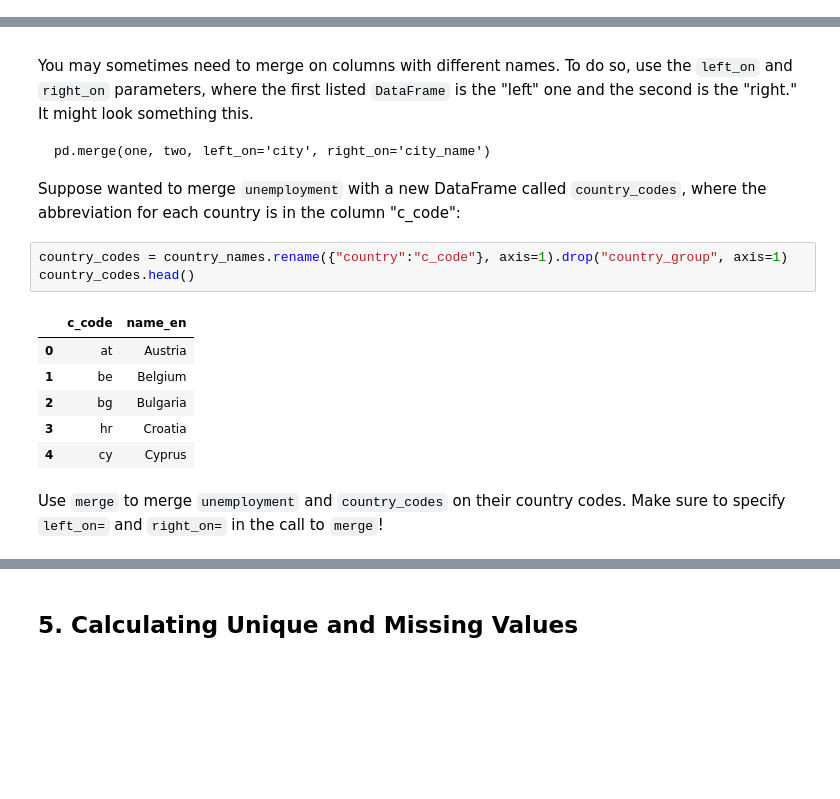
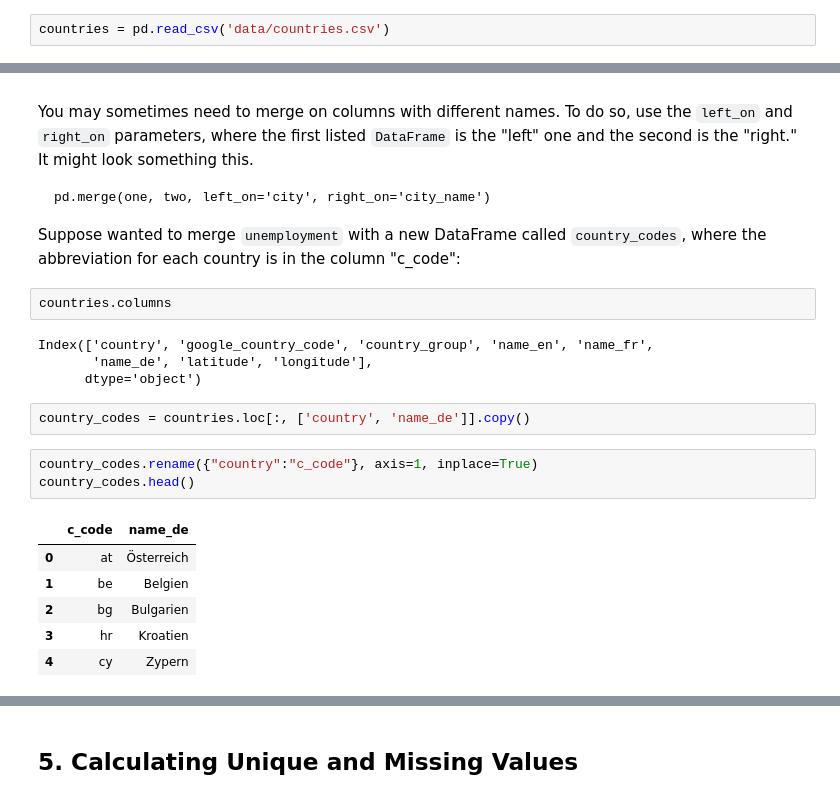
Before and after one commit to coltongrainger/fy20bvsd, a Jupyter notebook: 2015-dlab-introduction-workshop.ipynb, the cells around one changed output, grey strips where cells are left out. Saved outputs shown, nothing was run; the diff lists cells and outputs as text; blank space fills up the shorter version.

````diff
--- a/2015-dlab-introduction-workshop.ipynb
+++ b/2015-dlab-introduction-workshop.ipynb
@@ -851,0 +871,2 @@ countries.tail(3)
+# %%
+countries = pd.read_csv('data/countries.csv')
@@ -885,15 +938,21 @@ pd.merge(one, two, left_on='city', right_on='city_name')
 ```
 
 Suppose wanted to merge `unemployment` with a new DataFrame called `country_codes`, where the abbreviation for each country is in the column "c_code":
+# %%
+countries.columns
+# %% [output]
+Index(['country', 'google_country_code', 'country_group', 'name_en', 'name_fr',
+       'name_de', 'latitude', 'longitude'],
+      dtype='object')
+# %%
+country_codes = countries.loc[:, ['country', 'name_de']].copy()
 # %%
-country_codes = country_names.rename({"country":"c_code"}, axis=1).drop("country_group", axis=1)
+country_codes.rename({"country":"c_code"}, axis=1, inplace=True)
 country_codes.head()
 # %% [output]
-|  | c_code | name_en |
-| 0 | at | Austria |
-| 1 | be | Belgium |
-| 2 | bg | Bulgaria |
-| 3 | hr | Croatia |
-| 4 | cy | Cyprus |
+|  | c_code | name_de |
+| 0 | at | Österreich |
+| 1 | be | Belgien |
+| 2 | bg | Bulgarien |
+| 3 | hr | Kroatien |
+| 4 | cy | Zypern |
-# %% [markdown]
-Use `merge` to merge `unemployment` and `country_codes` on their country codes. Make sure to specify `left_on=` and `right_on=` in the call to `merge`!
````
Also changed, not shown: parts of 60 cells of this notebook.
